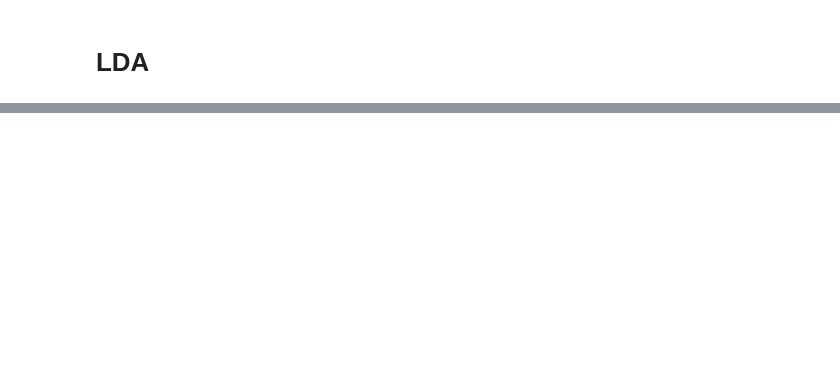
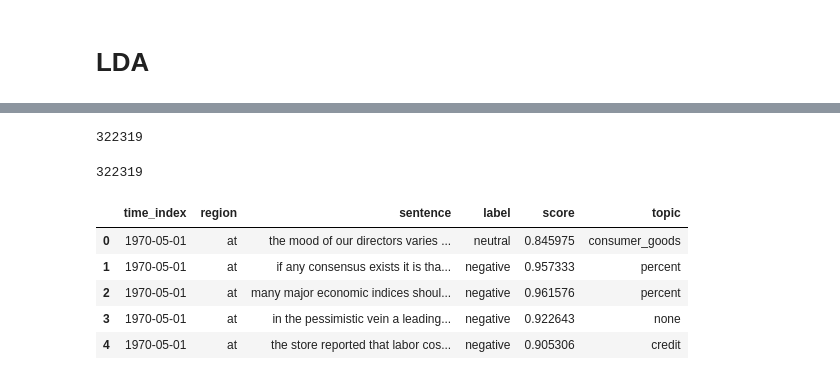
Before and after one commit to paintk2/10YT-Prediction-LSTM-NLP-Beige-Book, a Jupyter notebook: LDA_topic_modeling.ipynb, the cells around one changed output, grey strips where cells are left out. Cells and saved outputs as stored; diff of their text form; code cells hidden in the pictures; blank space fills up the shorter version.

```diff
--- a/LDA_topic_modeling.ipynb
+++ b/LDA_topic_modeling.ipynb
@@ -132,0 +313,33 @@ Iteration notes
+# %%
+# create corpus using previous dictionary
+corpus = [dictionary.doc2bow(text) for text in texts]
+# %%
+# assigning topics to sentences
+assign = []
+print(len(corpus))
+for i in range(len(corpus)):
+    topics = lda_model.get_document_topics(corpus[i], minimum_probability=0.5)
+    if topics == []:
+        topics = [(99, 0)]
+    assign.extend(topics)
+
+len(assign)
+# %% [output]
+322319
+322319
+# %%
+topics_english = {0:'mortgages', 1:'percent', 2:'consumer_goods', 3:'wages', 4:'credit', 5:'agriculture', 6:'capital', 7:'energy', 8:'travel', 9:'services', 99:'none'}
+topics = [topic[0] for topic in assign]
+# %%
+# join topics to data
+data['topic'] = topics
+data['topic'] = data['topic'].map(topics_english)
+# %%
+data.head()
+# %% [output]
+|  | time_index | region | sentence | label | score | topic |
+| 0 | 1970-05-01 | at | the mood of our directors varies ... | neutral | 0.845975 | consumer_goods |
+| 1 | 1970-05-01 | at | if any consensus exists it is tha... | negative | 0.957333 | percent |
+| 2 | 1970-05-01 | at | many major economic indices shoul... | negative | 0.961576 | percent |
+| 3 | 1970-05-01 | at | in the pessimistic vein a leading... | negative | 0.922643 | none |
+| 4 | 1970-05-01 | at | the store reported that labor cos... | negative | 0.905306 | credit |
```
Also changed, not shown: parts of 27 cells of this notebook, 6 other files.
